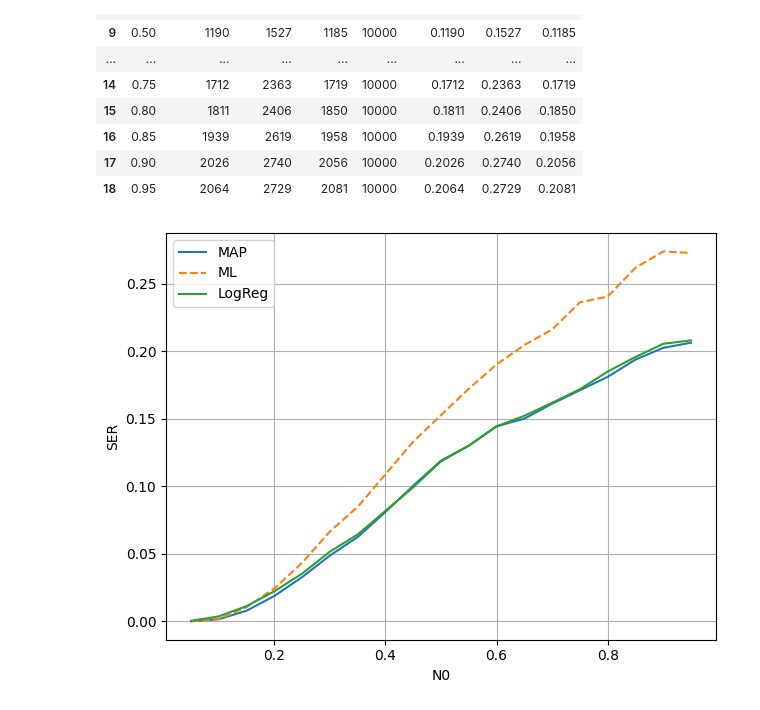
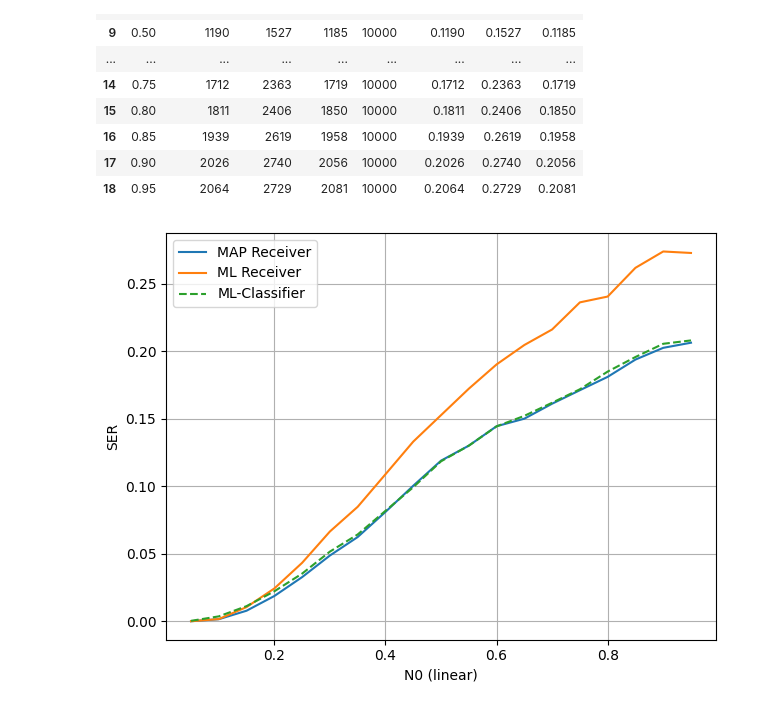
Before and after one commit to mhdhilmi27/map-ml-detector-benchmark, a Jupyter notebook: jupyter_notebook/analysis.ipynb, the cells around one changed output. Saved outputs shown, nothing was run; the diff lists cells and outputs as text; code cells hidden in the pictures.

```diff
--- a/jupyter_notebook/analysis.ipynb
+++ b/jupyter_notebook/analysis.ipynb
@@ -178,16 +178,16 @@ df_error_agg
 # %%
 import matplotlib.pyplot as plt
 
 plt.figure()
-plt.plot(df_error_agg["N0"], df_error_agg["map_SER"], label="MAP")
-plt.plot(df_error_agg["N0"], df_error_agg["ml_SER"], "--", label="ML")          # dashed
-plt.plot(df_error_agg["N0"], df_error_agg["lr_SER"], label="LogReg")
+plt.plot(df_error_agg["N0"], df_error_agg["map_SER"], label="MAP Receiver")
+plt.plot(df_error_agg["N0"], df_error_agg["ml_SER"], label="ML Receiver")          # dashed
+plt.plot(df_error_agg["N0"], df_error_agg["lr_SER"], '--', label="ML-Classifier")
 
-plt.xlabel("N0")
+plt.xlabel("N0 (linear)")
 plt.ylabel("SER")
 plt.grid(True)
 plt.legend()
 plt.tight_layout()
 plt.show()
 # %% [output]
-[figure, old version]
+[figure, new version]
```
Also changed, not shown: 5 other files.
